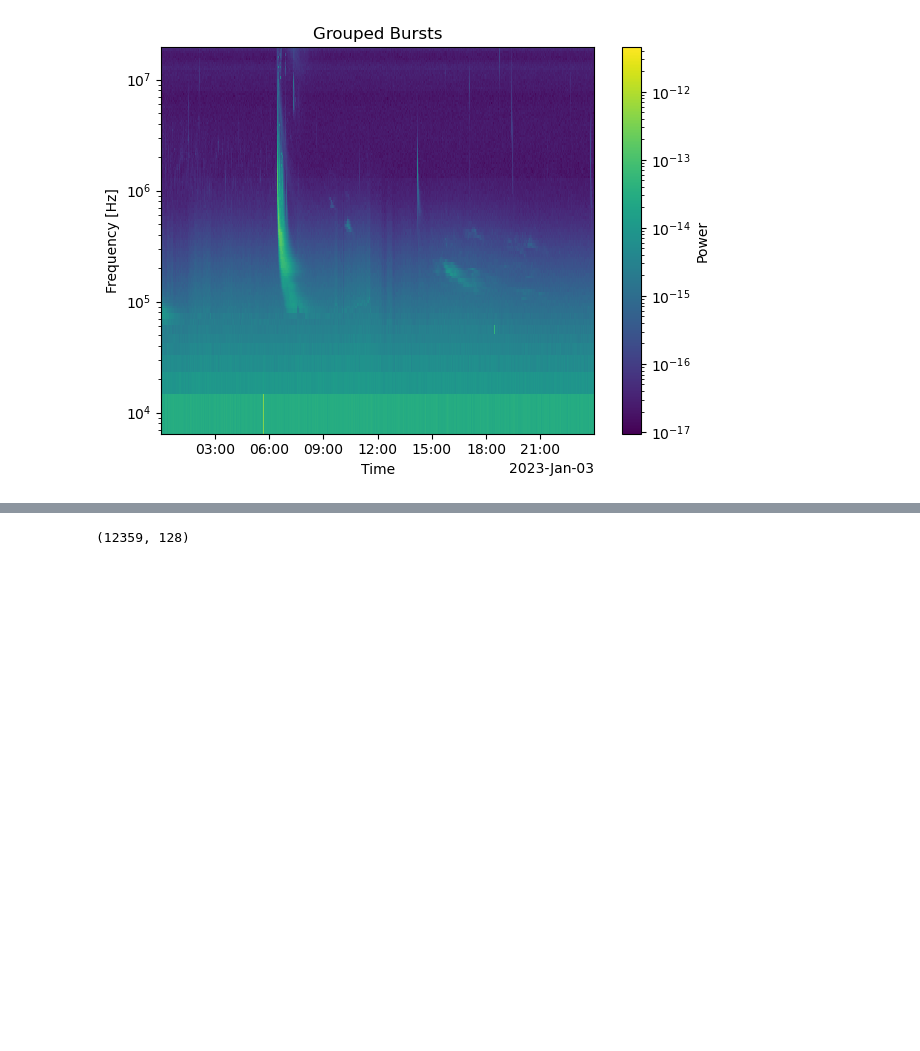
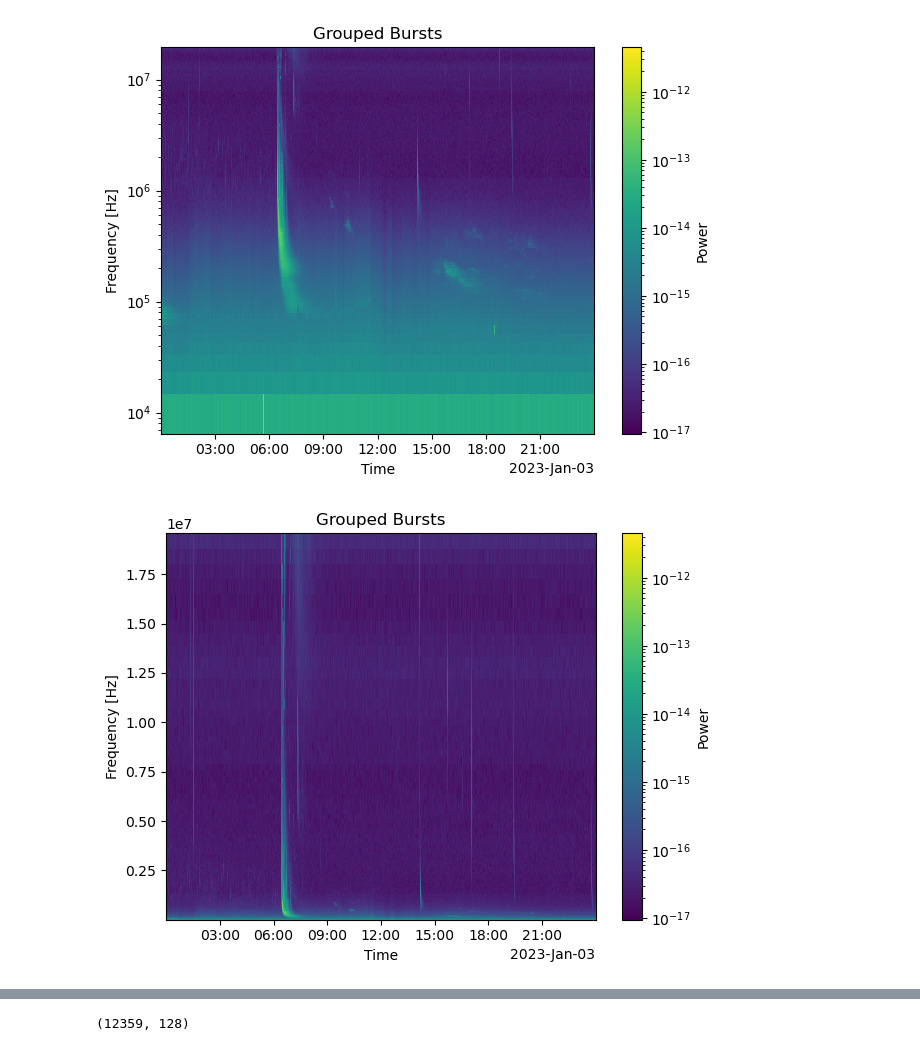
Before and after one commit to judyl22/Solar-Radio-Burst, a Jupyter notebook: dectection_prog_w_hfr_lfr.ipynb, the cells around one changed output, grey strips where cells are left out. Drawn from its saved outputs; the diff is of its cells as text; code cells hidden in the pictures; blank space fills up the shorter version.

```diff
--- a/dectection_prog_w_hfr_lfr.ipynb
+++ b/dectection_prog_w_hfr_lfr.ipynb
@@ -171,4 +173,18 @@ plt.tight_layout()
 plt.show()
 # %% [output]
 [figure]
+# %%
+fig, ax = plt.subplots()
+p = ax.pcolormesh(times_hfr, full_f_fits, full_data.T, norm=LogNorm())
+plt.colorbar(p, label='Power')
+
+plt.xlabel("Time")
+plt.ylabel("Frequency [Hz]")
+# plt.yscale('log')
+plt.title("Grouped Bursts")
+# plt.grid(True)
+plt.tight_layout()
+plt.show()
+# %% [output]
+[figure, added]
 # %%
```
Also changed, not shown: parts of 10 cells of this notebook, 27 other files.
